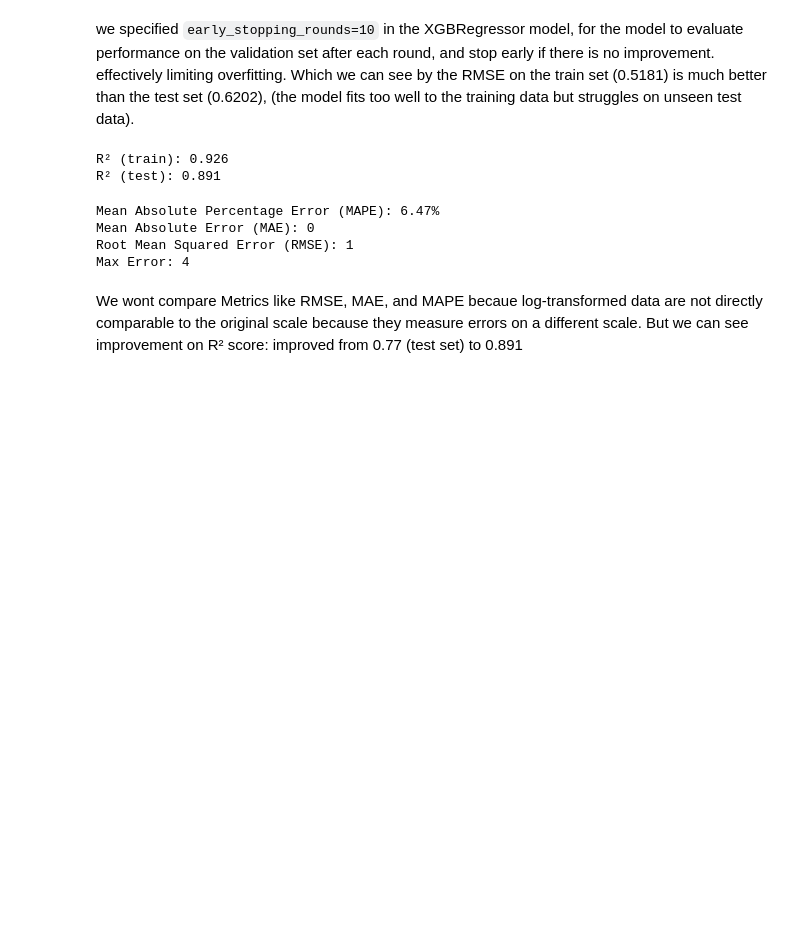
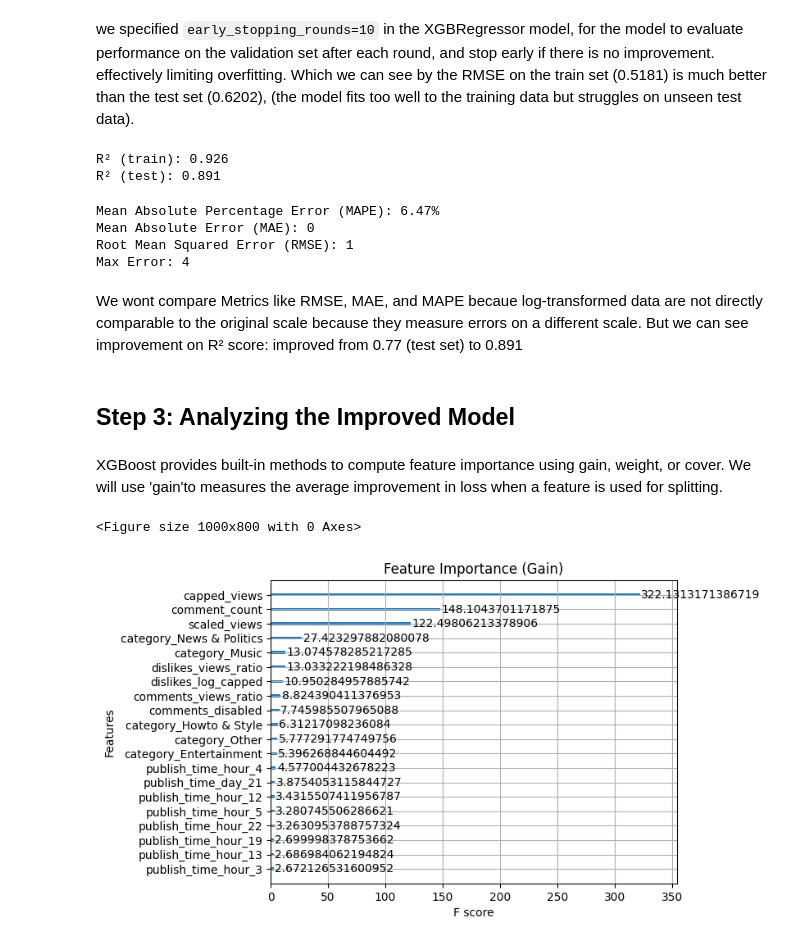
Before and after one commit to opalpeltzman/YouTubeLikesPrediction, a Jupyter notebook: YouTubeLikePrediction_Part2.ipynb, the cells around one changed output. Saved outputs shown, nothing was run; the diff lists cells and outputs as text; code cells hidden in the pictures; blank space fills up the shorter version.

Commit message:
Updated YouTubeLikePrediction_Part2 with recent changes

```diff
--- a/YouTubeLikePrediction_Part2.ipynb
+++ b/YouTubeLikePrediction_Part2.ipynb
@@ -738,7 +741,7 @@ df_part1 = pd.read_csv(path)
 X = df_part1.drop(columns=["likes"])
 y = df_part1["likes"]
 
-X_train, X_test, y_train, y_test = train_test_split(X, y, test_size=0.2, random_state=42)
+X_base_train, X_base_test, y_base_train, y_base_test = train_test_split(X, y, test_size=0.2, random_state=42)
 
 model = xgb.XGBRegressor(
     n_estimators=1000,
@@ -748,10 +751,10 @@ model = xgb.XGBRegressor(
     n_jobs=-1,
 )
 
-model.fit(X_train, y_train)
+model.fit(X_base_train, y_base_train)
 
-y_train_pred = model.predict(X_train)
-y_test_pred = model.predict(X_test)
+y_train_pred_baseline = model.predict(X_base_train)
+y_test_pred_baseline = model.predict(X_base_test)
 
 
 from sklearn.metrics import (
@@ -760,8 +763,8 @@ from sklearn.metrics import (
     mean_absolute_percentage_error,
     mean_absolute_error,
 )
-r2_train = r2_score(y_train, y_train_pred)
-r2_test = r2_score(y_test, y_test_pred)
+r2_train = r2_score(y_base_train, y_train_pred_baseline)
+r2_test = r2_score(y_base_test, y_test_pred_baseline)
 
 print(f"R2 score on train set: {r2_train:.2f}")
 print(f"R2 score on test set: {r2_test:.2f}")
@@ -841,3 +844,19 @@ Max Error: 4
 # %% [markdown]
 We wont compare Metrics like RMSE, MAE, and MAPE becaue log-transformed data are not directly comparable to the original scale because they measure errors on a different scale.
 But we can see improvement on R² score:  improved from 0.77 (test set) to 0.891
+# %% [markdown]
+## Step 3: Analyzing the Improved Model
+# %% [markdown]
+XGBoost provides built-in methods to compute feature importance using gain, weight, or cover.
+We will use 'gain'to measures the average improvement in loss when a feature is used for splitting.
+# %%
+from xgboost import plot_importance
+
+# Plot feature importance
+plt.figure(figsize=(10, 8))
+plot_importance(best_model, importance_type='gain', max_num_features=20)
+plt.title('Feature Importance (Gain)')
+plt.show()
+# %% [output]
+<Figure size 1000x800 with 0 Axes>
+[figure, added]
```
Also changed, not shown: parts of 21 cells of this notebook.
